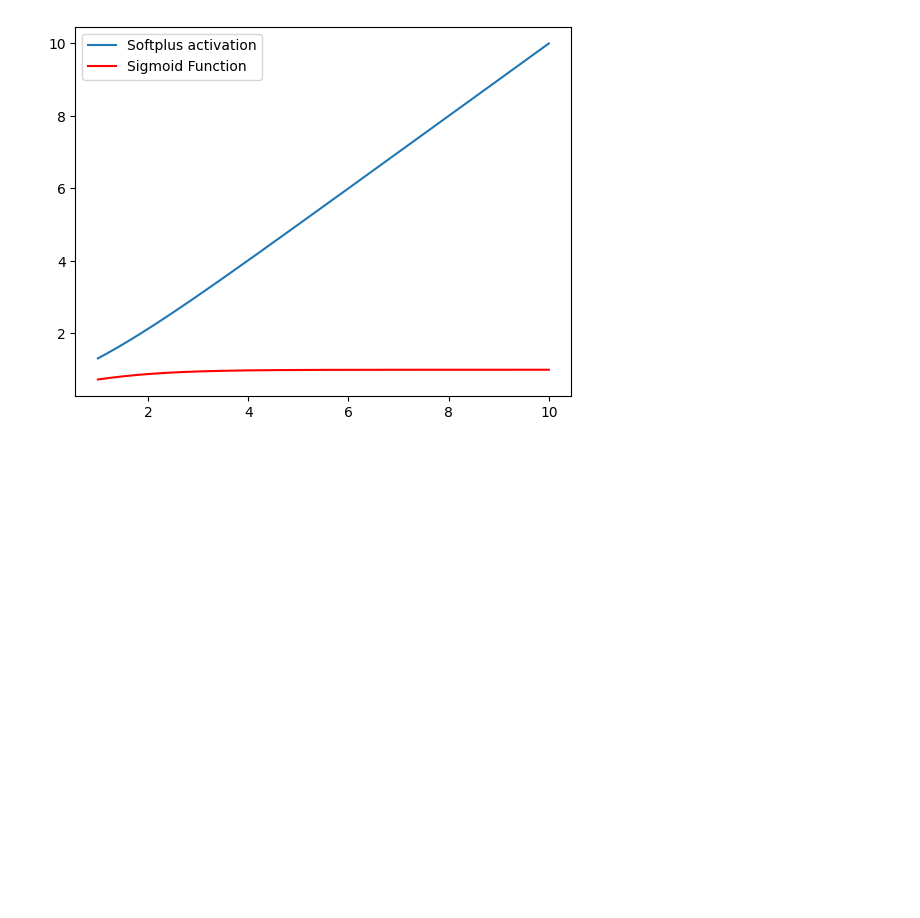
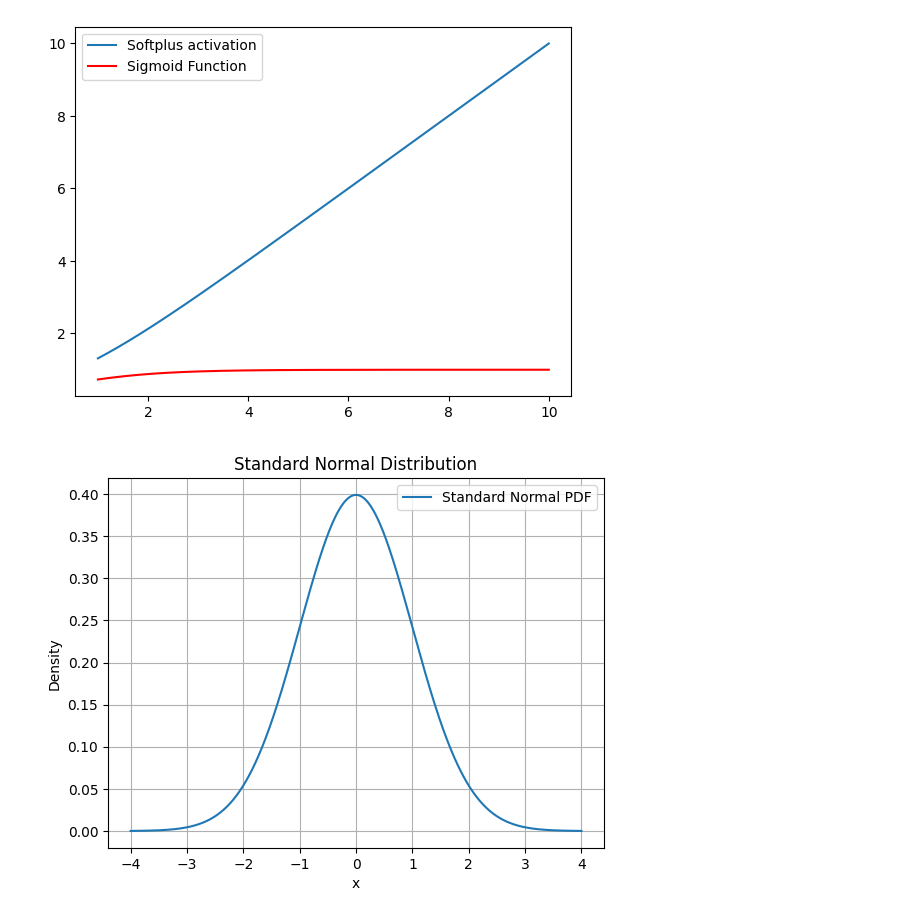
Before and after one commit to ruksad/descriptive-stats, a Jupyter notebook: lectures/11_18thFeb/practice-problems.ipynb, the cells around one changed output. Saved outputs shown, nothing was run; the diff lists cells and outputs as text; code cells hidden in the pictures; blank space fills up the shorter version.

Commit message:
Standard normal variable with PDF and plot

```diff
--- a/lectures/11_18thFeb/practice-problems.ipynb
+++ b/lectures/11_18thFeb/practice-problems.ipynb
@@ -279,3 +279,23 @@ plt.legend()
 plt.show()
 # %% [output]
 [figure]
+# %%
+# Standard Normal Random Variable
+import numpy as np
+import matplotlib.pyplot as plt
+from scipy.stats import norm
+
+# Generate standard normal data
+x = np.linspace(-4, 4, 1000)
+y = norm.pdf(x, 0, 1)  # Standard normal PDF
+
+# Plot the standard normal distribution
+plt.plot(x, y, label="Standard Normal PDF")
+plt.xlabel("x")
+plt.ylabel("Density")
+plt.title("Standard Normal Distribution")
+plt.legend()
+plt.grid()
+plt.show()
+# %% [output]
+[figure, added]
```
